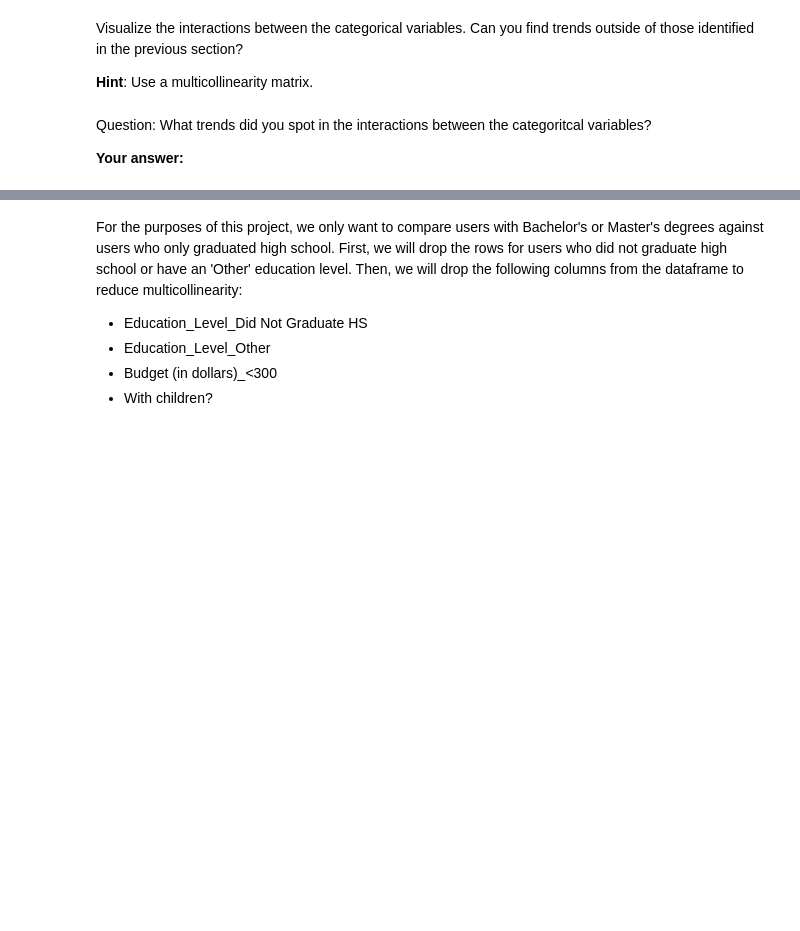
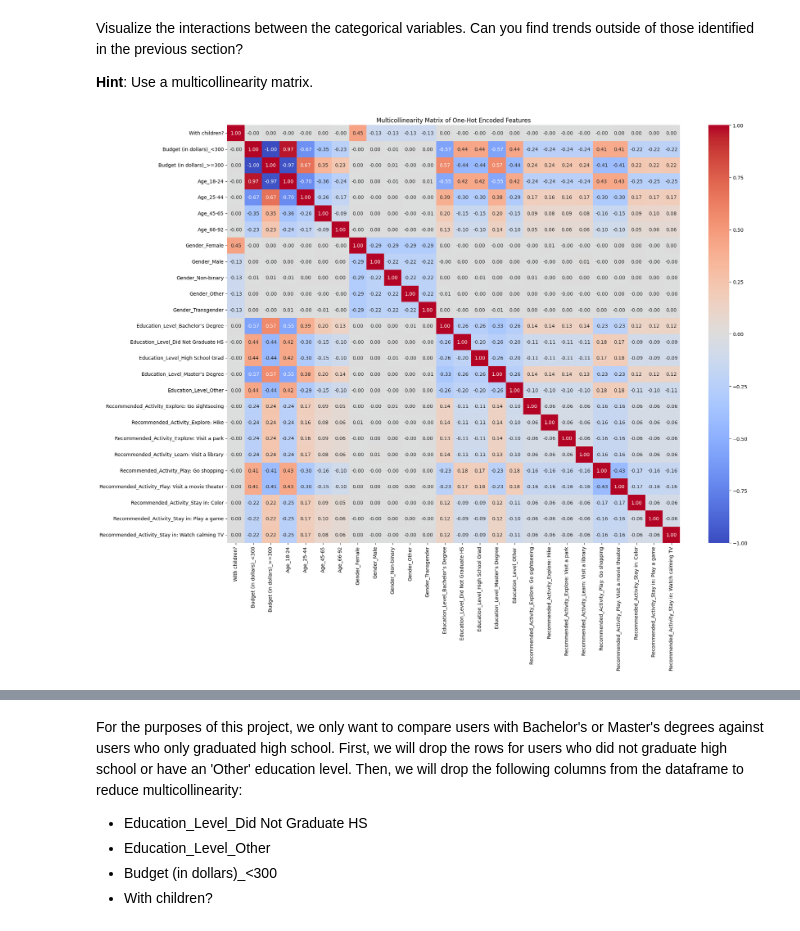
Before and after one commit to thebreadishard/udacity-idoou, a Jupyter notebook: AI Ethics Project -- STARTER.ipynb, the cells around one changed output, grey strips where cells are left out. Drawn from its saved outputs; the diff is of its cells as text; code cells hidden in the pictures; blank space fills up the shorter version.

```diff
--- a/AI Ethics Project -- STARTER.ipynb
+++ b/AI Ethics Project -- STARTER.ipynb
@@ -84,0 +136,4 @@ act_rec_dataset
+# %%
+# One-hot encode all categorical columns (Gender, Education_Level, Recommended_Activity)
+act_rec_dataset = pd.get_dummies(act_rec_dataset)
+act_rec_dataset
@@ -91,4 +158,10 @@ Visualize the interactions between the categorical variables. Can you find trend
-# %% [markdown]
-Question: What trends did you spot in the interactions between the categoritcal variables?
-
-**Your answer:**
+# %%
+# Multicollinearity matrix
+fig, ax = plt.subplots(figsize=(20, 16))
+corr_matrix = act_rec_dataset.astype(int).corr()
+sns.heatmap(corr_matrix, annot=True, fmt='.2f', cmap='coolwarm', center=0, ax=ax)
+ax.set_title('Multicollinearity Matrix of One-Hot Encoded Features')
+plt.tight_layout()
+plt.show()
+# %% [output]
+[figure, added]
```
Also changed, not shown: parts of 18 cells of this notebook.
